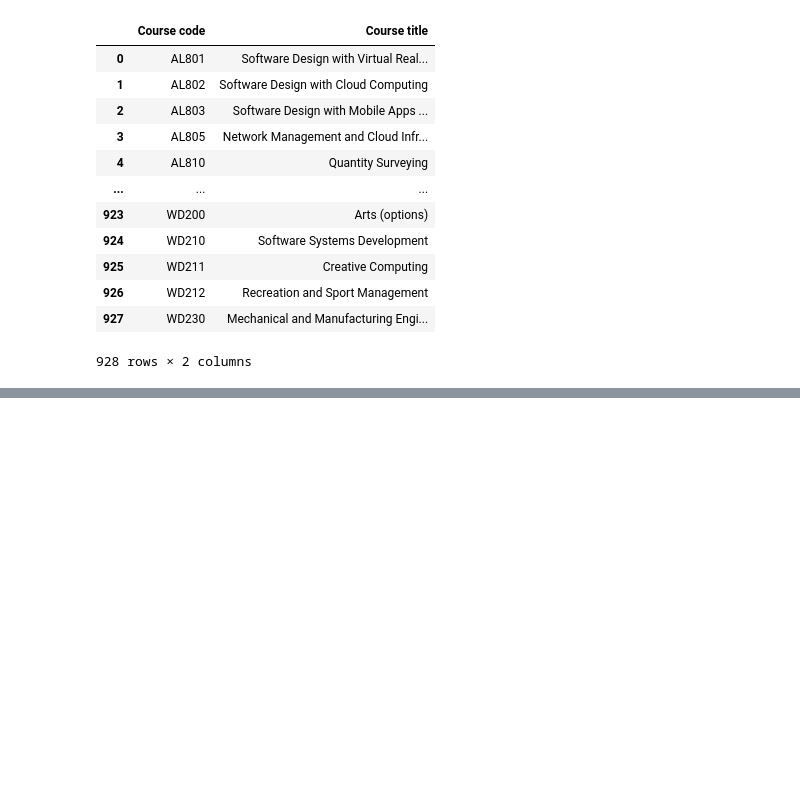
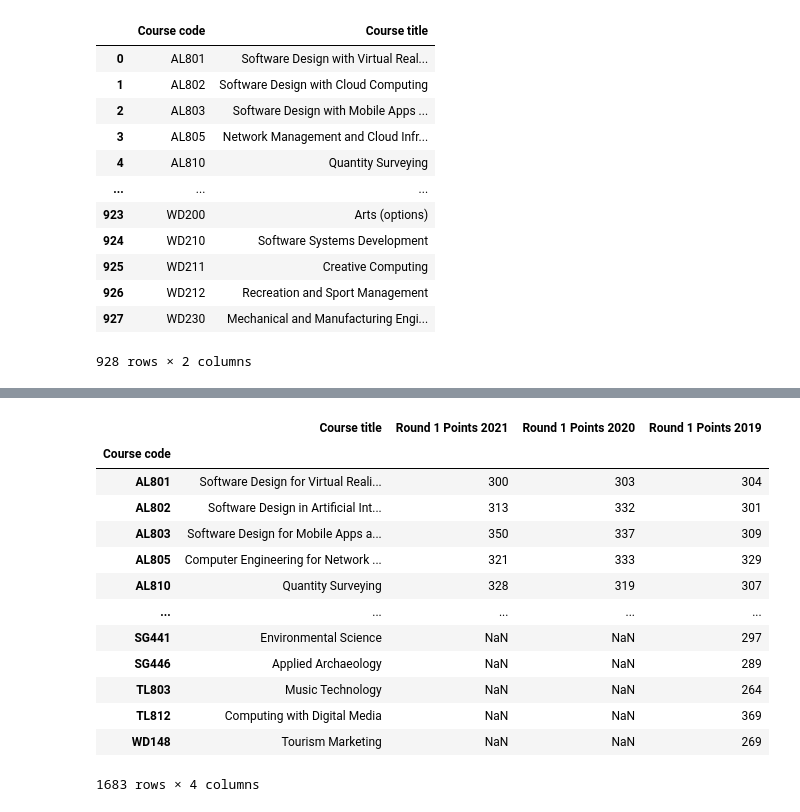
Before and after one commit to ShaneKelly89/FundametalsOfDA_Assessment, a Jupyter notebook: cao.ipynb, the cells around one changed output, grey strips where cells are left out. Cells and saved outputs as stored; diff of their text form; code cells hidden in the pictures; blank space fills up the shorter version.

```diff
--- a/cao.ipynb
+++ b/cao.ipynb
@@ -337,0 +428,4 @@ allcourses
+# %%
+#Set index to course code
+df2020_r1.set_index('Course code', inplace =True)
+df2020_r1
@@ -337,0 +447,4 @@ allcourses
+# %%
+# Join 2020 points to allcourses
+allcourses = allcourses.join(df2020_r1)
+allcourses
@@ -337,0 +466,4 @@ allcourses
+# %%
+df2019_r1 = df2019[['Code', 'EOS']]
+df2019_r1.columns = ['Course code', 'Round 1 Points 2019']
+df2019_r1
@@ -337,0 +484,4 @@ allcourses
+# %%
+#Set index to course code
+df2019_r1.set_index('Course code', inplace =True)
+df2019_r1
@@ -337,0 +503,19 @@ allcourses
+# %%
+# Join 2019 points to allcourses
+allcourses = allcourses.join(df2019_r1)
+allcourses
+# %% [output]
+|  | Course title | Round 1 Points 2021 | Round 1 Points 2020 | Round 1 Points 2019 |
+| Course code |  |  |  |  |
+| AL801 | Software Design for Virtual Reali... | 300 | 303 | 304 |
+| AL802 | Software Design in Artificial Int... | 313 | 332 | 301 |
+| AL803 | Software Design for Mobile Apps a... | 350 | 337 | 309 |
+| AL805 | Computer Engineering for Network ... | 321 | 333 | 329 |
+| AL810 | Quantity Surveying | 328 | 319 | 307 |
+| ... | ... | ... | ... | ... |
+| SG441 | Environmental Science | NaN | NaN | 297 |
+| SG446 | Applied Archaeology | NaN | NaN | 289 |
+| TL803 | Music Technology | NaN | NaN | 264 |
+| TL812 | Computing with Digital Media | NaN | NaN | 369 |
+| WD148 | Tourism Marketing | NaN | NaN | 269 |
+1683 rows × 4 columns
```
Also changed, not shown: parts of 21 cells of this notebook, 20 other files.
